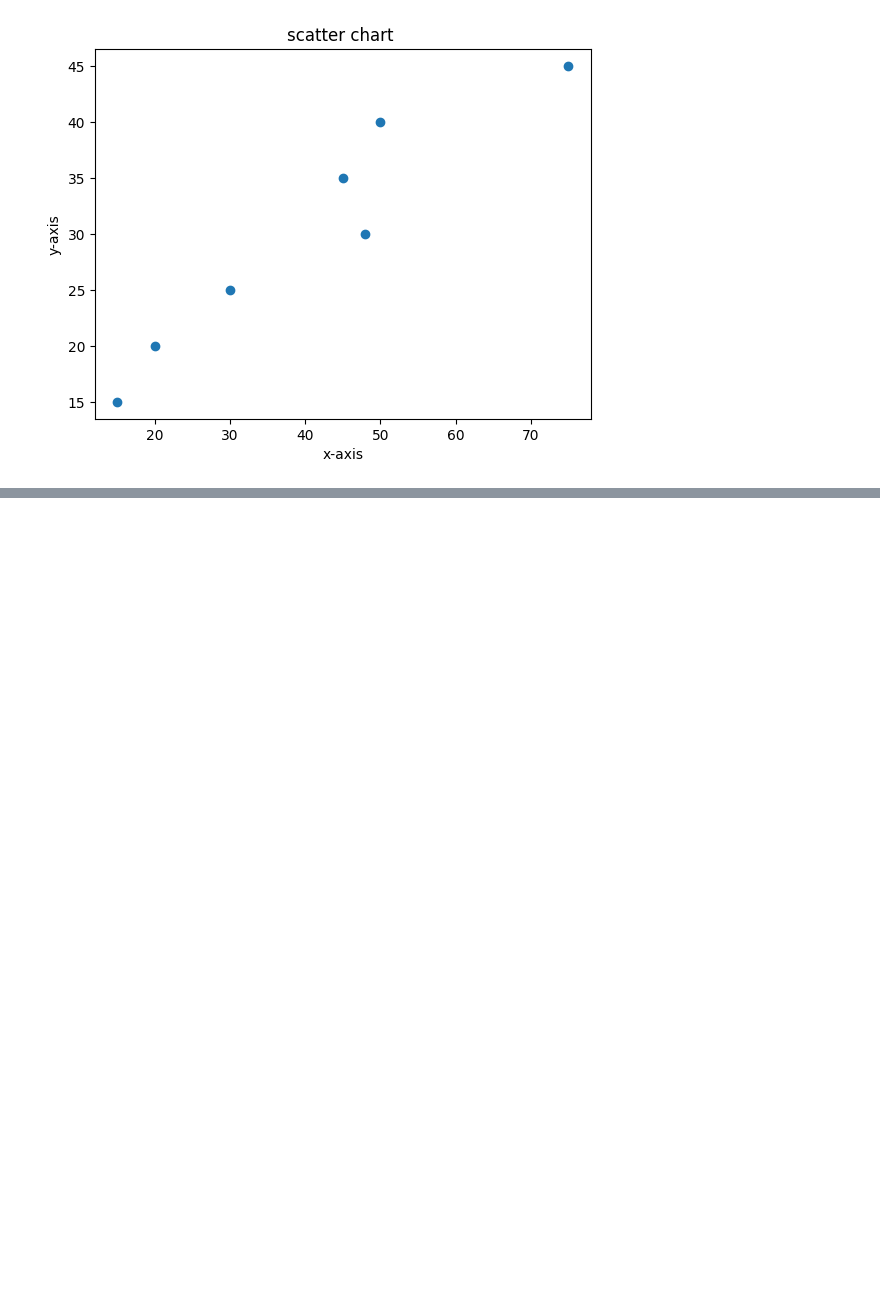
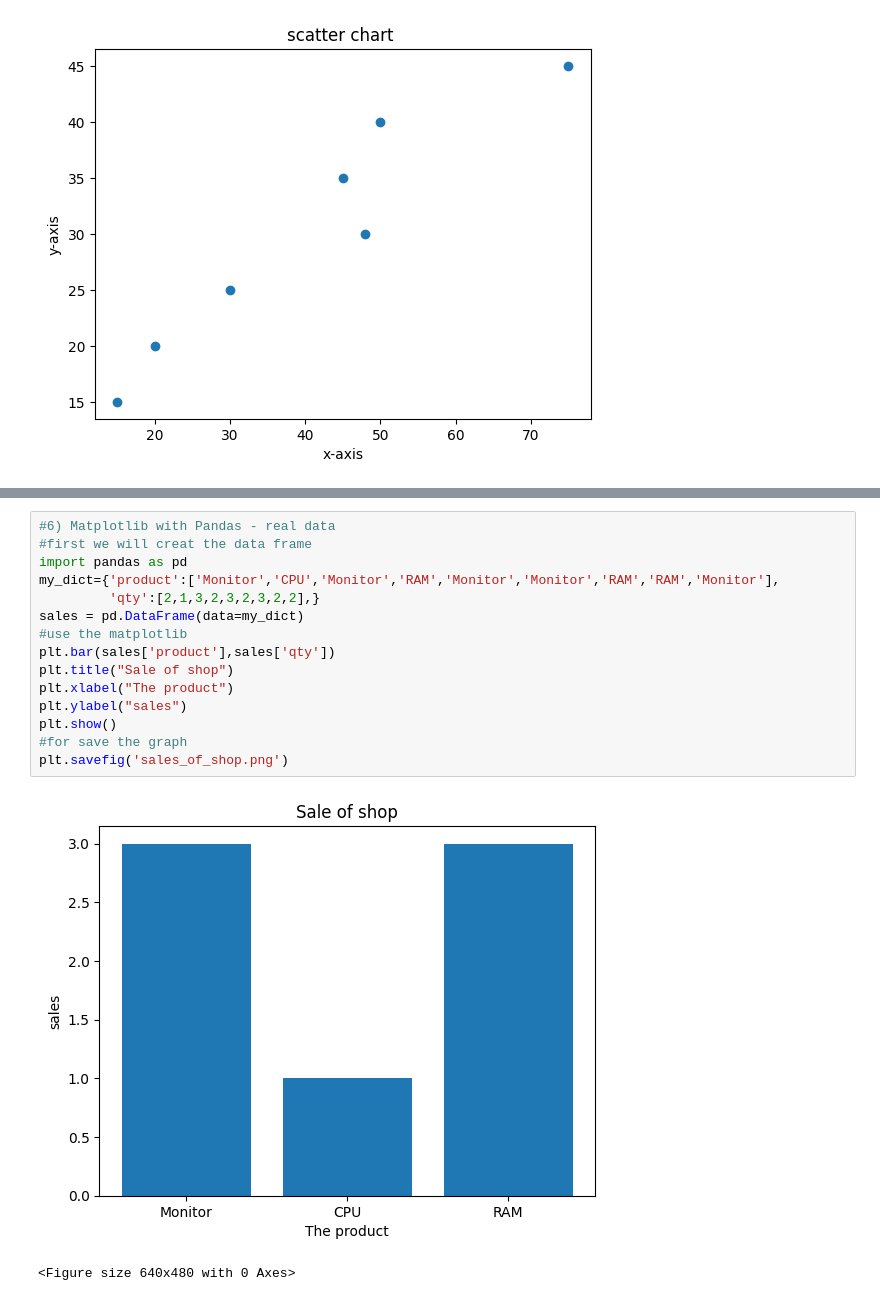
Before and after one commit to kailashchaudhary-p/Data-Science-Learning, a Jupyter notebook: Matplotlib.ipynb, the cells around one changed output, grey strips where cells are left out. Cells and saved outputs as stored; diff of their text form; blank space fills up the shorter version.

```diff
--- a/Matplotlib.ipynb
+++ b/Matplotlib.ipynb
@@ -107,0 +122,18 @@ plt.show()
+# %%
+#6) Matplotlib with Pandas - real data
+#first we will creat the data frame
+import pandas as pd
+my_dict={'product':['Monitor','CPU','Monitor','RAM','Monitor','Monitor','RAM','RAM','Monitor'],
+         'qty':[2,1,3,2,3,2,3,2,2],}
+sales = pd.DataFrame(data=my_dict)
+#use the matplotlib
+plt.bar(sales['product'],sales['qty'])
+plt.title("Sale of shop")
+plt.xlabel("The product")
+plt.ylabel("sales")
+plt.show()
+#for save the graph
+plt.savefig('sales_of_shop.png')
+# %% [output]
+[figure, added]
+<Figure size 640x480 with 0 Axes>
```
Also changed, not shown: parts of 2 cells of this notebook.
